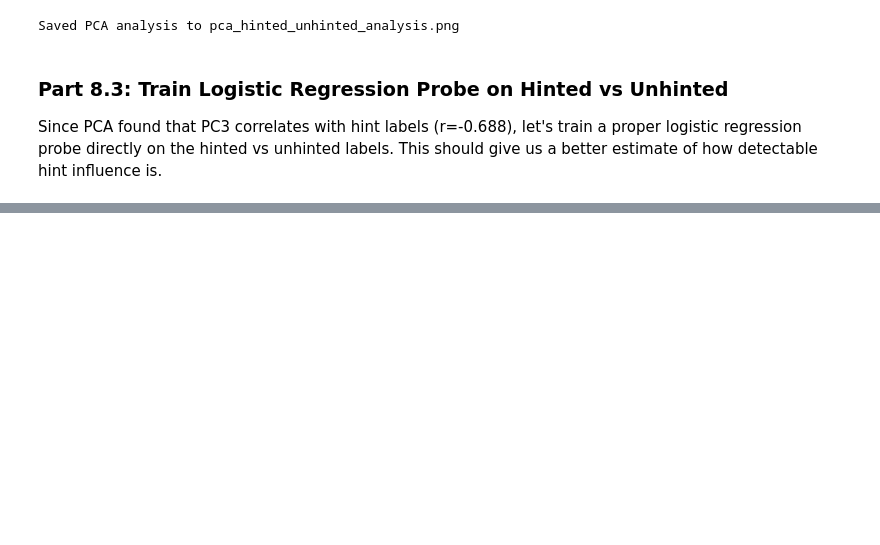
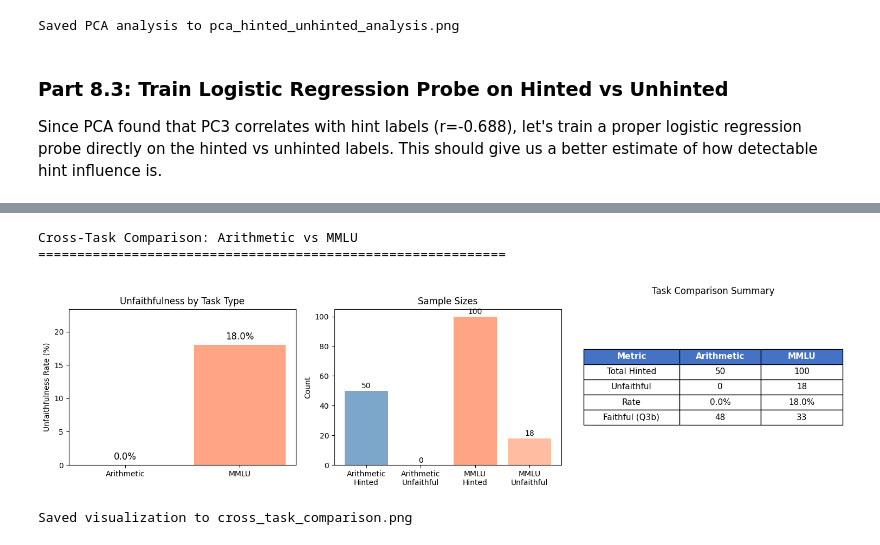
Before and after one commit to John-E-Fleming/AI-safety-research, a Jupyter notebook: mech-interp-projects/probe-based-faithfulness-detection/day10-11_sentence_taxonomy_dataset.ipynb, the cells around one changed output, grey strips where cells are left out. Saved outputs shown, nothing was run; the diff lists cells and outputs as text; code cells hidden in the pictures; blank space fills up the shorter version.

```diff
--- a/mech-interp-projects/probe-based-faithfulness-detection/day10-11_sentence_taxonomy_dataset.ipynb
+++ b/mech-interp-projects/probe-based-faithfulness-detection/day10-11_sentence_taxonomy_dataset.ipynb
@@ -2474,0 +3710,79 @@ Saved comparison figure to hint_detection_comparison.png
+# %%
+# Part 11.5: Cross-Task Comparison Visualization
+
+print("Cross-Task Comparison: Arithmetic vs MMLU")
+print("=" * 60)
+
+fig, axes = plt.subplots(1, 3, figsize=(15, 4))
+
+# Get arithmetic stats (from earlier in notebook)
+arith_unfaithful = len(unfaithful_hinted_cots) if 'unfaithful_hinted_cots' in dir() else 0
+arith_total_hinted = len(hinted_cots) if 'hinted_cots' in dir() else 1
+arith_rate = arith_unfaithful / arith_total_hinted * 100 if arith_total_hinted > 0 else 0
+
+mmlu_rate = len(mmlu_unfaithful_hinted) / len(mmlu_hinted_cots) * 100 if mmlu_hinted_cots else 0
+
+# Plot 1: Unfaithfulness Rate Comparison
+ax1 = axes[0]
+tasks = ['Arithmetic', 'MMLU']
+rates = [arith_rate, mmlu_rate]
+colors = ['steelblue', 'coral']
+
+bars = ax1.bar(tasks, rates, color=colors, alpha=0.7)
+ax1.set_ylabel('Unfaithfulness Rate (%)')
+ax1.set_title('Unfaithfulness by Task Type')
+ax1.set_ylim(0, max(rates) * 1.3 if max(rates) > 0 else 20)
+
+for bar, rate in zip(bars, rates):
+    ax1.text(bar.get_x() + bar.get_width()/2, bar.get_height() + 0.5,
+            f'{rate:.1f}%', ha='center', va='bottom', fontsize=12)
+
+# Plot 2: Sample Sizes
+ax2 = axes[1]
+categories = ['Arithmetic\nHinted', 'Arithmetic\nUnfaithful', 'MMLU\nHinted', 'MMLU\nUnfaithful']
+counts = [arith_total_hinted, arith_unfaithful, len(mmlu_hinted_cots), len(mmlu_unfaithful_hinted)]
+colors2 = ['steelblue', 'lightblue', 'coral', 'lightsalmon']
+
+bars2 = ax2.bar(categories, counts, color=colors2, alpha=0.7)
+ax2.set_ylabel('Count')
+ax2.set_title('Sample Sizes')
+
+for bar, count in zip(bars2, counts):
+    ax2.text(bar.get_x() + bar.get_width()/2, bar.get_height() + 0.5,
+            str(count), ha='center', va='bottom', fontsize=10)
+
+# Plot 3: Summary Table
+ax3 = axes[2]
+ax3.axis('off')
+
+table_data = [
+    ['Metric', 'Arithmetic', 'MMLU'],
+    ['Total Hinted', str(arith_total_hinted), str(len(mmlu_hinted_cots))],
+    ['Unfaithful', str(arith_unfaithful), str(len(mmlu_unfaithful_hinted))],
+    ['Rate', f'{arith_rate:.1f}%', f'{mmlu_rate:.1f}%'],
+    ['Faithful (Q3b)', str(len(faithful_hinted_cots) if 'faithful_hinted_cots' in dir() else 0), str(len(mmlu_faithful_hinted))],
+]
+
+table = ax3.table(cellText=table_data, loc='center', cellLoc='center',
+                  colWidths=[0.35, 0.3, 0.3])
+table.auto_set_font_size(False)
+table.set_fontsize(11)
+table.scale(1.2, 1.8)
+
+# Color header row
+for i in range(3):
+    table[(0, i)].set_facecolor('#4472C4')
+    table[(0, i)].set_text_props(color='white', fontweight='bold')
+
+ax3.set_title('Task Comparison Summary', pad=20)
+
+plt.tight_layout()
+plt.savefig('cross_task_comparison.png', dpi=150, bbox_inches='tight')
+plt.show()
+
+print("\nSaved visualization to cross_task_comparison.png")
+# %% [output]
+Cross-Task Comparison: Arithmetic vs MMLU
+============================================================
+[figure, added]
+Saved visualization to cross_task_comparison.png
```
Also changed, not shown: parts of 58 cells of this notebook, 4 other files.
